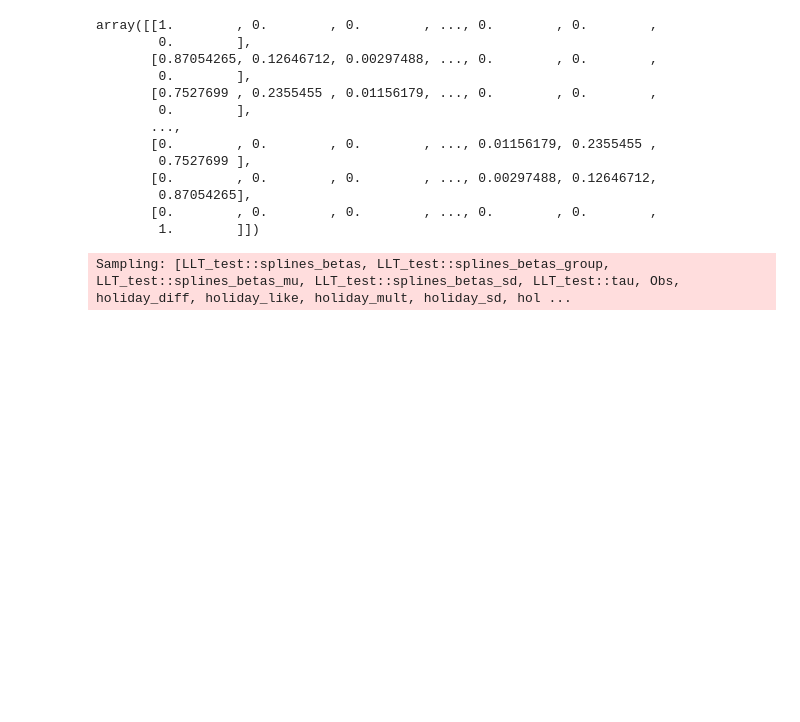
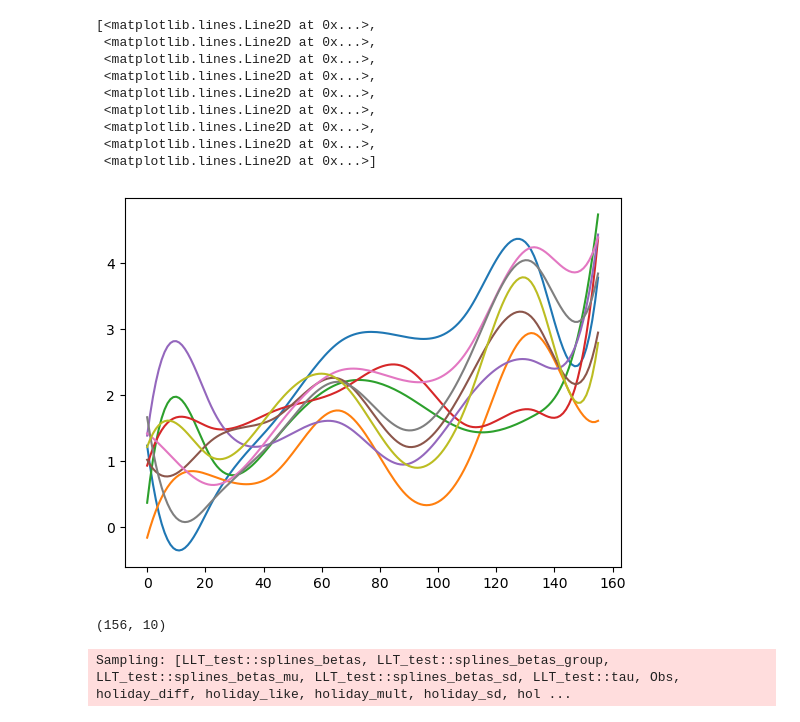
Before and after one commit to redam94/BayesInsight, a Jupyter notebook: archive/gp_test.ipynb, the cells around one changed output. Saved outputs shown, nothing was run; the diff lists cells and outputs as text; code cells hidden in the pictures; blank space fills up the shorter version.

```diff
--- a/archive/gp_test.ipynb
+++ b/archive/gp_test.ipynb
@@ -60,3 +56,27 @@ index_frame['time_specific_feature'] = np.tile(np.random.normal(0, 3, size=156),
+# %%
+mff = MFF(data=index_frame)
+# %%
+llt_var = LocalTrendsVariableDetails(variable_name="LLT", random_coeff_dims=["Geography"], grouping_map=group_map, grouping_name="Region")
+# %%
+coords = {
+    "Period": time_range,
+    "Geography": geos
+}
+with pm.Model(coords=coords) as model:
+    contribution = llt_var.get_contributions(mff)
+# %%
+plt.plot(pm.draw(contribution).T)
+# %% [output]
+[<matplotlib.lines.Line2D at 0x...>,
+ <matplotlib.lines.Line2D at 0x...>,
+ <matplotlib.lines.Line2D at 0x...>,
+ <matplotlib.lines.Line2D at 0x...>,
+ <matplotlib.lines.Line2D at 0x...>,
+ <matplotlib.lines.Line2D at 0x...>,
+ <matplotlib.lines.Line2D at 0x...>,
+ <matplotlib.lines.Line2D at 0x...>,
+ <matplotlib.lines.Line2D at 0x...>]
+[figure, added]
 # %%
 from patsy import dmatrix
 # %%
@@ -69,21 +89,9 @@ def spline_matrix(data: pd.DataFrame, geo: str, n_knots: int=6, order: int=3):
              {"t": t, "knots": knots, "order": order})
   return np.asarray(B0)
 # %%
-spline_matrix(index_frame, "Period", 6)
+spline_matrix(index_frame, "Period", 6).shape
 # %% [output]
-array([[1.        , 0.        , 0.        , ..., 0.        , 0.        ,
-        0.        ],
-       [0.87054265, 0.12646712, 0.00297488, ..., 0.        , 0.        ,
-        0.        ],
-       [0.7527699 , 0.2355455 , 0.01156179, ..., 0.        , 0.        ,
-        0.        ],
-       ...,
-       [0.        , 0.        , 0.        , ..., 0.01156179, 0.2355455 ,
-        0.7527699 ],
-       [0.        , 0.        , 0.        , ..., 0.00297488, 0.12646712,
-        0.87054265],
-       [0.        , 0.        , 0.        , ..., 0.        , 0.        ,
-        1.        ]])
+(156, 10)
 # %%
 with pm.Model(coords=dict(Period=time_range, Geography=geos, Week=np.unique([date.week for date in time_range]))) as gen_model:
 
```
Also changed, not shown: parts of 10 cells of this notebook, 5 other files.
